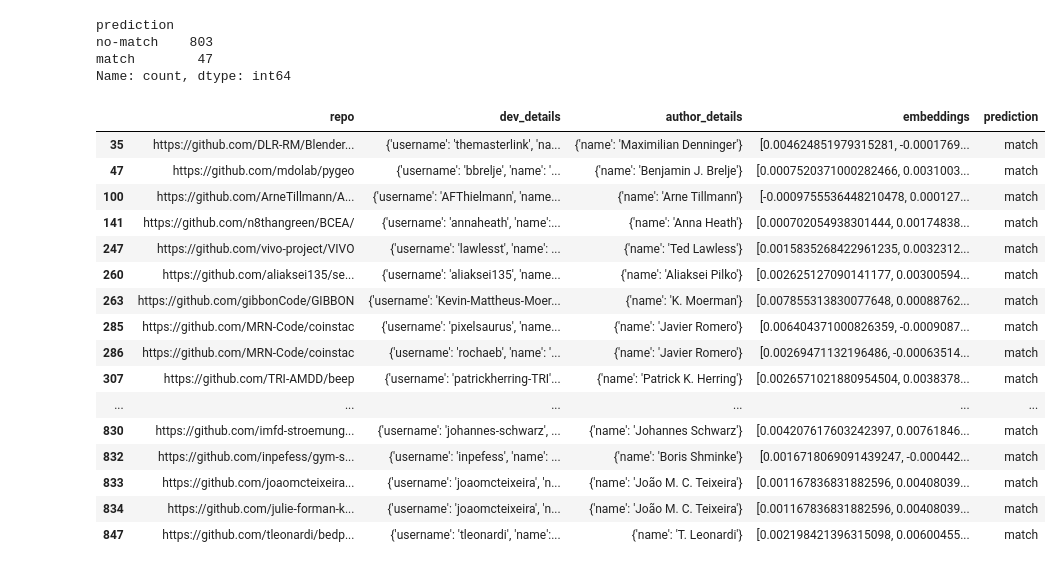
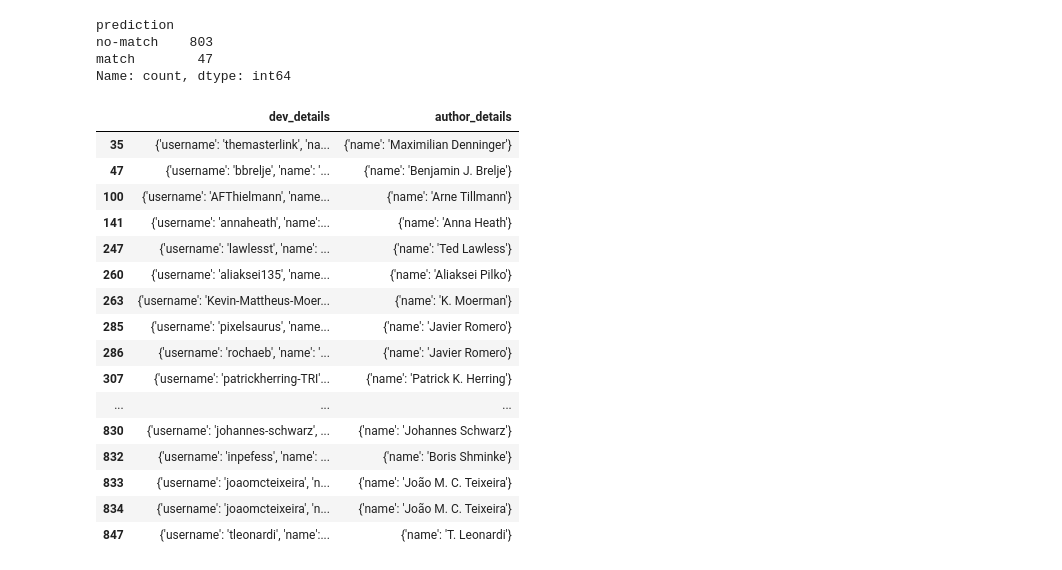
Before and after one commit to evamaxfield/rs-graph, a Jupyter notebook: match_author_devs.ipynb, the cells around one changed output. Saved outputs shown, nothing was run; the diff lists cells and outputs as text; code cells hidden in the pictures.

```diff
--- a/match_author_devs.ipynb
+++ b/match_author_devs.ipynb
@@ -190,22 +190,22 @@ Name: count, dtype: int64
 # %%
 repo_and_dev_author_comparisons.loc[
     repo_and_dev_author_comparisons.prediction == "match"
-]
+][["dev_details", "author_details"]]
 # %% [output]
-|  | repo | dev_details | author_details | embeddings | prediction |
-| 35 | https://github.com/DLR-RM/Blender... | {'username': 'themasterlink', 'na... | {'name': 'Maximilian Denninger'} | [0.004624851979315281, -0.0001769... | match |
-| 47 | https://github.com/mdolab/pygeo | {'username': 'bbrelje', 'name': '... | {'name': 'Benjamin J. Brelje'} | [0.0007520371000282466, 0.0031003... | match |
-| 100 | https://github.com/ArneTillmann/A... | {'username': 'AFThielmann', 'name... | {'name': 'Arne Tillmann'} | [-0.0009755536448210478, 0.000127... | match |
-| 141 | https://github.com/n8thangreen/BCEA/ | {'username': 'annaheath', 'name':... | {'name': 'Anna Heath'} | [0.000702054938301444, 0.00174838... | match |
-| 247 | https://github.com/vivo-project/VIVO | {'username': 'lawlesst', 'name': ... | {'name': 'Ted Lawless'} | [0.0015835268422961235, 0.0032312... | match |
-| 260 | https://github.com/aliaksei135/se... | {'username': 'aliaksei135', 'name... | {'name': 'Aliaksei Pilko'} | [0.002625127090141177, 0.00300594... | match |
-| 263 | https://github.com/gibbonCode/GIBBON | {'username': 'Kevin-Mattheus-Moer... | {'name': 'K. Moerman'} | [0.007855313830077648, 0.00088762... | match |
-| 285 | https://github.com/MRN-Code/coinstac | {'username': 'pixelsaurus', 'name... | {'name': 'Javier Romero'} | [0.006404371000826359, -0.0009087... | match |
-| 286 | https://github.com/MRN-Code/coinstac | {'username': 'rochaeb', 'name': '... | {'name': 'Javier Romero'} | [0.00269471132196486, -0.00063514... | match |
-| 307 | https://github.com/TRI-AMDD/beep | {'username': 'patrickherring-TRI'... | {'name': 'Patrick K. Herring'} | [0.0026571021880954504, 0.0038378... | match |
-| ... | ... | ... | ... | ... | ... |
-| 830 | https://github.com/imfd-stroemung... | {'username': 'johannes-schwarz', ... | {'name': 'Johannes Schwarz'} | [0.004207617603242397, 0.00761846... | match |
-| 832 | https://github.com/inpefess/gym-s... | {'username': 'inpefess', 'name': ... | {'name': 'Boris Shminke'} | [0.0016718069091439247, -0.000442... | match |
-| 833 | https://github.com/joaomcteixeira... | {'username': 'joaomcteixeira', 'n... | {'name': 'João M. C. Teixeira'} | [0.001167836831882596, 0.00408039... | match |
-| 834 | https://github.com/julie-forman-k... | {'username': 'joaomcteixeira', 'n... | {'name': 'João M. C. Teixeira'} | [0.001167836831882596, 0.00408039... | match |
-| 847 | https://github.com/tleonardi/bedp... | {'username': 'tleonardi', 'name':... | {'name': 'T. Leonardi'} | [0.002198421396315098, 0.00600455... | match |
+|  | dev_details | author_details |
+| 35 | {'username': 'themasterlink', 'na... | {'name': 'Maximilian Denninger'} |
+| 47 | {'username': 'bbrelje', 'name': '... | {'name': 'Benjamin J. Brelje'} |
+| 100 | {'username': 'AFThielmann', 'name... | {'name': 'Arne Tillmann'} |
+| 141 | {'username': 'annaheath', 'name':... | {'name': 'Anna Heath'} |
+| 247 | {'username': 'lawlesst', 'name': ... | {'name': 'Ted Lawless'} |
+| 260 | {'username': 'aliaksei135', 'name... | {'name': 'Aliaksei Pilko'} |
+| 263 | {'username': 'Kevin-Mattheus-Moer... | {'name': 'K. Moerman'} |
+| 285 | {'username': 'pixelsaurus', 'name... | {'name': 'Javier Romero'} |
+| 286 | {'username': 'rochaeb', 'name': '... | {'name': 'Javier Romero'} |
+| 307 | {'username': 'patrickherring-TRI'... | {'name': 'Patrick K. Herring'} |
+| ... | ... | ... |
+| 830 | {'username': 'johannes-schwarz', ... | {'name': 'Johannes Schwarz'} |
+| 832 | {'username': 'inpefess', 'name': ... | {'name': 'Boris Shminke'} |
+| 833 | {'username': 'joaomcteixeira', 'n... | {'name': 'João M. C. Teixeira'} |
+| 834 | {'username': 'joaomcteixeira', 'n... | {'name': 'João M. C. Teixeira'} |
+| 847 | {'username': 'tleonardi', 'name':... | {'name': 'T. Leonardi'} |
```
